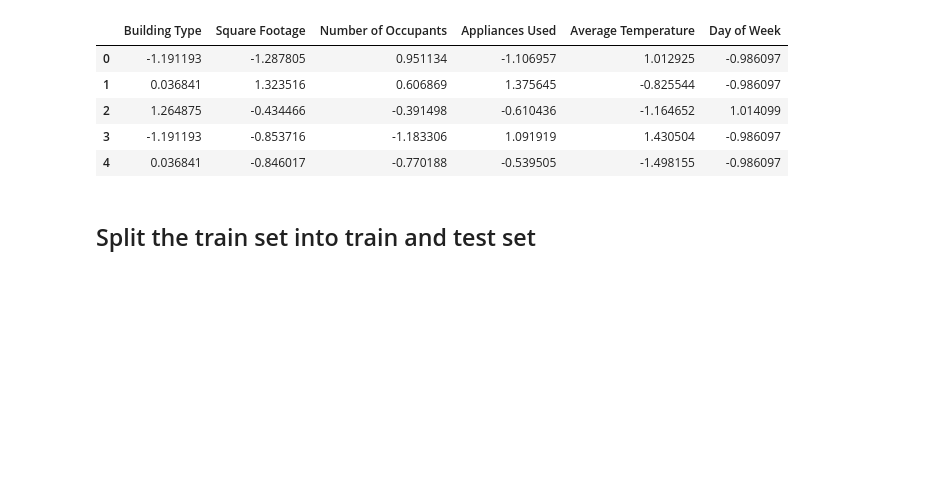
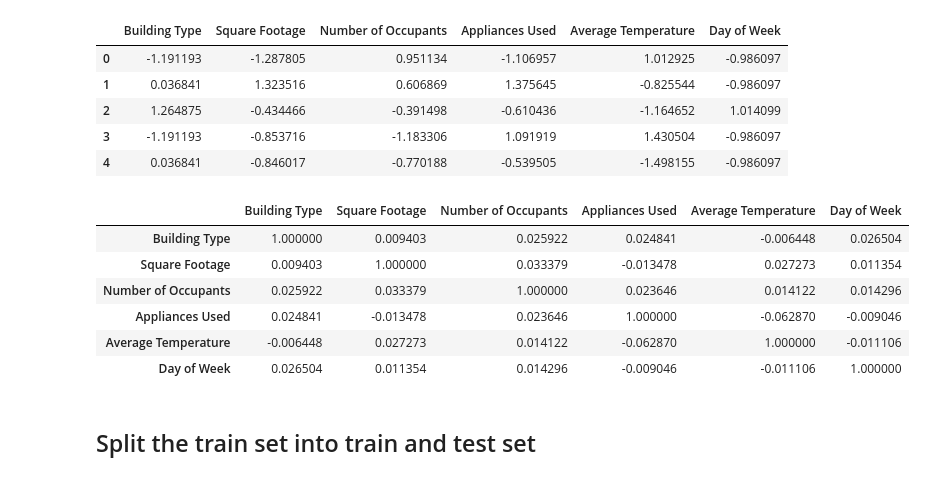
Before and after one commit to savindumahasen/Predicting-Energy-Consumption-ML-Project, a Jupyter notebook: notebook.ipynb, the cells around one changed output. Cells and saved outputs as stored; diff of their text form; code cells hidden in the pictures; blank space fills up the shorter version.

```diff
--- a/notebook.ipynb
+++ b/notebook.ipynb
@@ -280,6 +280,17 @@ scaled_train_data.head()
 | 2 | 1.264875 | -0.434466 | -0.391498 | -0.610436 | -1.164652 | 1.014099 |
 | 3 | -1.191193 | -0.853716 | -1.183306 | 1.091919 | 1.430504 | -0.986097 |
 | 4 | 0.036841 | -0.846017 | -0.770188 | -0.539505 | -1.498155 | -0.986097 |
+# %%
+scaled_train_data_corr=scaled_train_data.corr()
+scaled_train_data_corr
+# %% [output]
+|  | Building Type | Square Footage | Number of Occupants | Appliances Used | Average Temperature | Day of Week |
+| Building Type | 1.000000 | 0.009403 | 0.025922 | 0.024841 | -0.006448 | 0.026504 |
+| Square Footage | 0.009403 | 1.000000 | 0.033379 | -0.013478 | 0.027273 | 0.011354 |
+| Number of Occupants | 0.025922 | 0.033379 | 1.000000 | 0.023646 | 0.014122 | 0.014296 |
+| Appliances Used | 0.024841 | -0.013478 | 0.023646 | 1.000000 | -0.062870 | -0.009046 |
+| Average Temperature | -0.006448 | 0.027273 | 0.014122 | -0.062870 | 1.000000 | -0.011106 |
+| Day of Week | 0.026504 | 0.011354 | 0.014296 | -0.009046 | -0.011106 | 1.000000 |
 # %% [markdown]
 ## Split the train set into train and test set
 # %%
```
Also changed, not shown: parts of 1 cell of this notebook.
